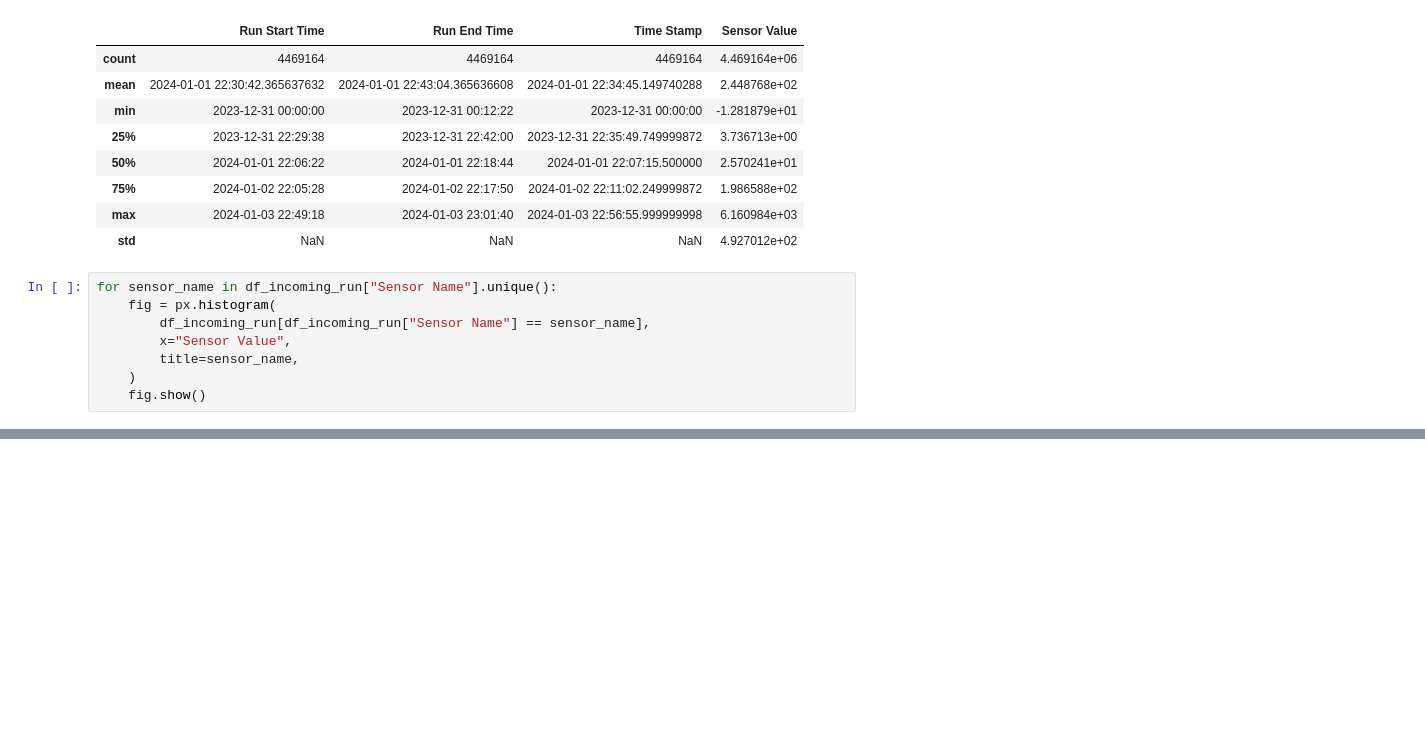
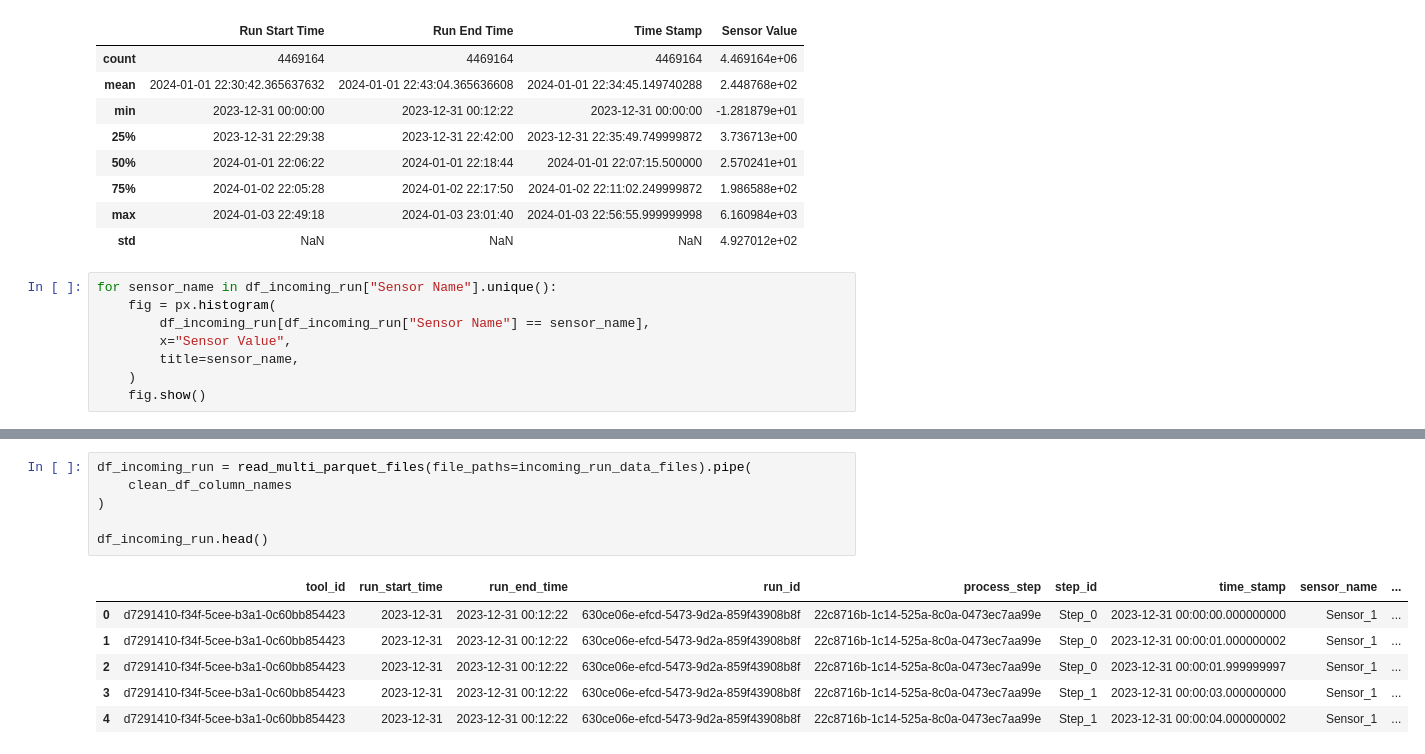
Before and after one commit to InsomaniacElf/Micron-AI-Challenge, a Jupyter notebook: 0_eda.ipynb, the cells around one changed output, grey strips where cells are left out. Drawn from its saved outputs; the diff is of its cells as text; blank space fills up the shorter version.

```diff
--- a/0_eda.ipynb
+++ b/0_eda.ipynb
@@ -57,0 +85,13 @@ for sensor_name in df_incoming_run["Sensor Name"].unique():
+# %%
+df_incoming_run = read_multi_parquet_files(file_paths=incoming_run_data_files).pipe(
+    clean_df_column_names
+)
+
+df_incoming_run.head()
+# %% [output]
+|  | tool_id | run_start_time | run_end_time | run_id | process_step | step_id | time_stamp | sensor_name | ... |
+| 0 | d7291410-f34f-5cee-b3a1-0c60bb854423 | 2023-12-31 | 2023-12-31 00:12:22 | 630ce06e-efcd-5473-9d2a-859f43908b8f | 22c8716b-1c14-525a-8c0a-0473ec7aa99e | Step_0 | 2023-12-31 00:00:00.000000000 | Sensor_1 | ... |
+| 1 | d7291410-f34f-5cee-b3a1-0c60bb854423 | 2023-12-31 | 2023-12-31 00:12:22 | 630ce06e-efcd-5473-9d2a-859f43908b8f | 22c8716b-1c14-525a-8c0a-0473ec7aa99e | Step_0 | 2023-12-31 00:00:01.000000002 | Sensor_1 | ... |
+| 2 | d7291410-f34f-5cee-b3a1-0c60bb854423 | 2023-12-31 | 2023-12-31 00:12:22 | 630ce06e-efcd-5473-9d2a-859f43908b8f | 22c8716b-1c14-525a-8c0a-0473ec7aa99e | Step_0 | 2023-12-31 00:00:01.999999997 | Sensor_1 | ... |
+| 3 | d7291410-f34f-5cee-b3a1-0c60bb854423 | 2023-12-31 | 2023-12-31 00:12:22 | 630ce06e-efcd-5473-9d2a-859f43908b8f | 22c8716b-1c14-525a-8c0a-0473ec7aa99e | Step_1 | 2023-12-31 00:00:03.000000000 | Sensor_1 | ... |
+| 4 | d7291410-f34f-5cee-b3a1-0c60bb854423 | 2023-12-31 | 2023-12-31 00:12:22 | 630ce06e-efcd-5473-9d2a-859f43908b8f | 22c8716b-1c14-525a-8c0a-0473ec7aa99e | Step_1 | 2023-12-31 00:00:04.000000002 | Sensor_1 | ... |
```
Also changed, not shown: parts of 12 cells of this notebook, 1 other file.
